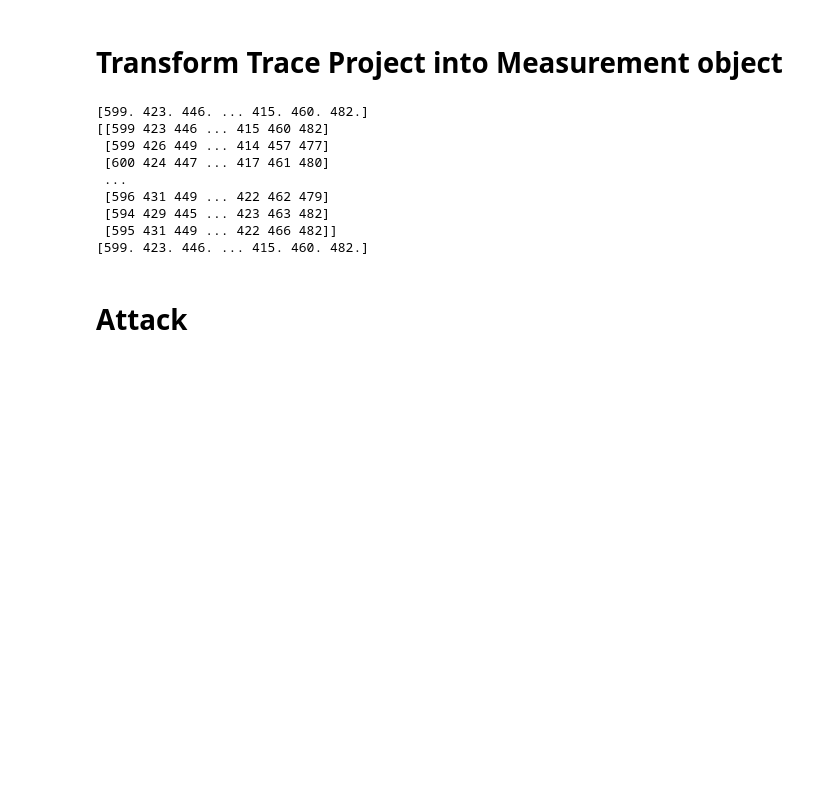
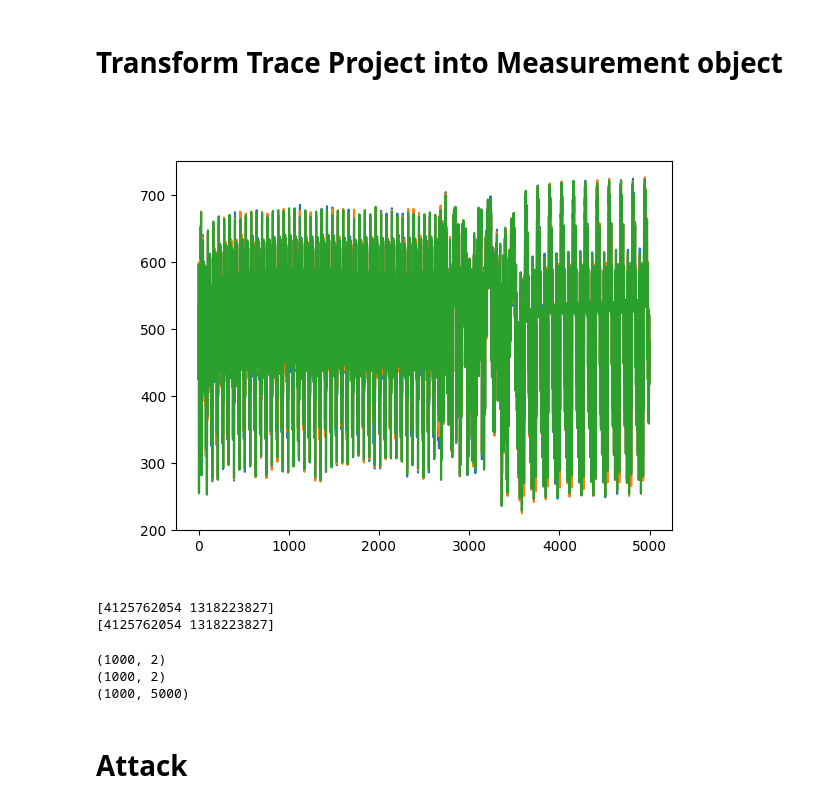
Before and after one commit to Makowe/impl-attck, a Jupyter notebook: simon/simon_64_128_real.ipynb, the cells around one changed output. Cells and saved outputs as stored; diff of their text form; code cells hidden in the pictures; blank space fills up the shorter version.

```diff
--- a/simon/simon_64_128_real.ipynb
+++ b/simon/simon_64_128_real.ipynb
@@ -39,16 +47,36 @@ measurements.update_power_2d()
+# %%
+%matplotlib widget
+
+plt.figure()
+
+plt.plot(measurements.entries[0].power)
+plt.plot(measurements.entries[1].power)
+plt.plot(measurements.entries[2].power)
+plt.show()
+# %% [output]
+[figure, added]
 # %%
-print(measurements.power_2d)
-print(measurements[0].power)
+key = np.array([0x19013660, 0x86de7696, 0xd0427aff, 0x738dd98a], dtype=np.uint32)
+# key = np.array([0x1B1A1918, 0x13121110, 0x0B0A0908, 0x03020100], dtype=np.uint32)
+
+pt = measurements.entries[0].plaintext
+ct = measurements.entries[0].ciphertext
+
+ct_expect, _ = simon_64_128.encrypt_block(pt, key)
+
+print(ct)
+print(ct_expect)
 # %% [output]
-[599. 423. 446. ... 415. 460. 482.]
-[[599 423 446 ... 415 460 482]
- [599 426 449 ... 414 457 477]
- [600 424 447 ... 417 461 480]
- ...
- [596 431 449 ... 422 462 479]
- [594 429 445 ... 423 463 482]
- [595 431 449 ... 422 466 482]]
-[599. 423. 446. ... 415. 460. 482.]
+[4125762054 1318223827]
+[4125762054 1318223827]
+# %%
+print(measurements.plaintexts.shape)
+print(measurements.ciphertexts.shape)
+print(measurements.power_2d.shape)
+# %% [output]
+(1000, 2)
+(1000, 2)
+(1000, 5000)
 # %% [markdown]
 # Attack
 # %%
```
Also changed, not shown: parts of 6 cells of this notebook, 8 other files.
